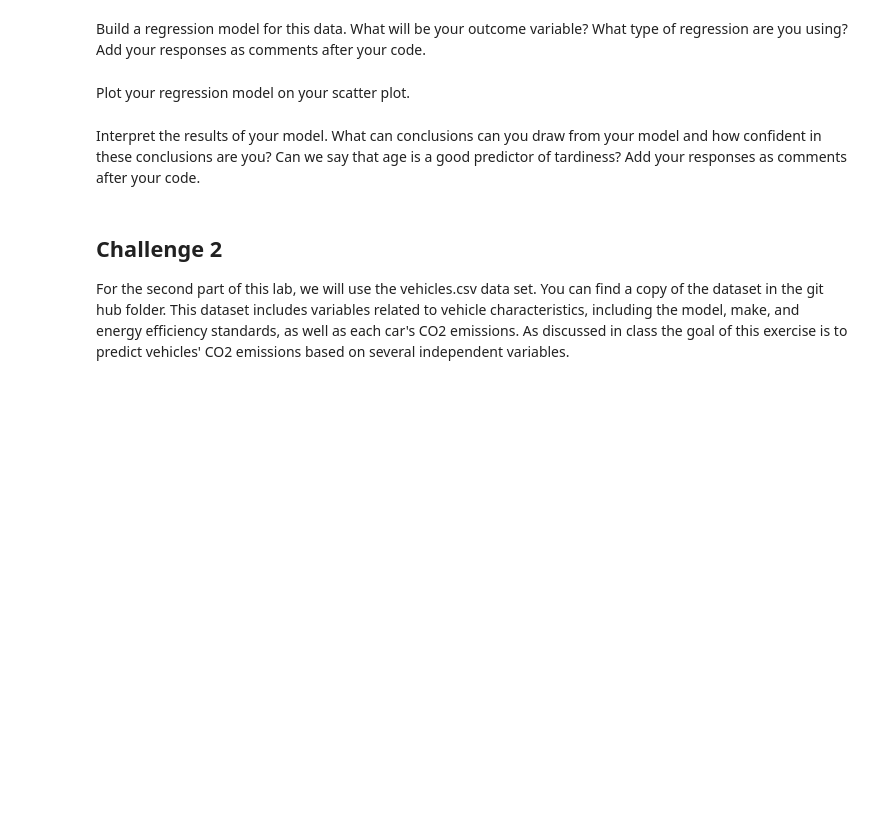
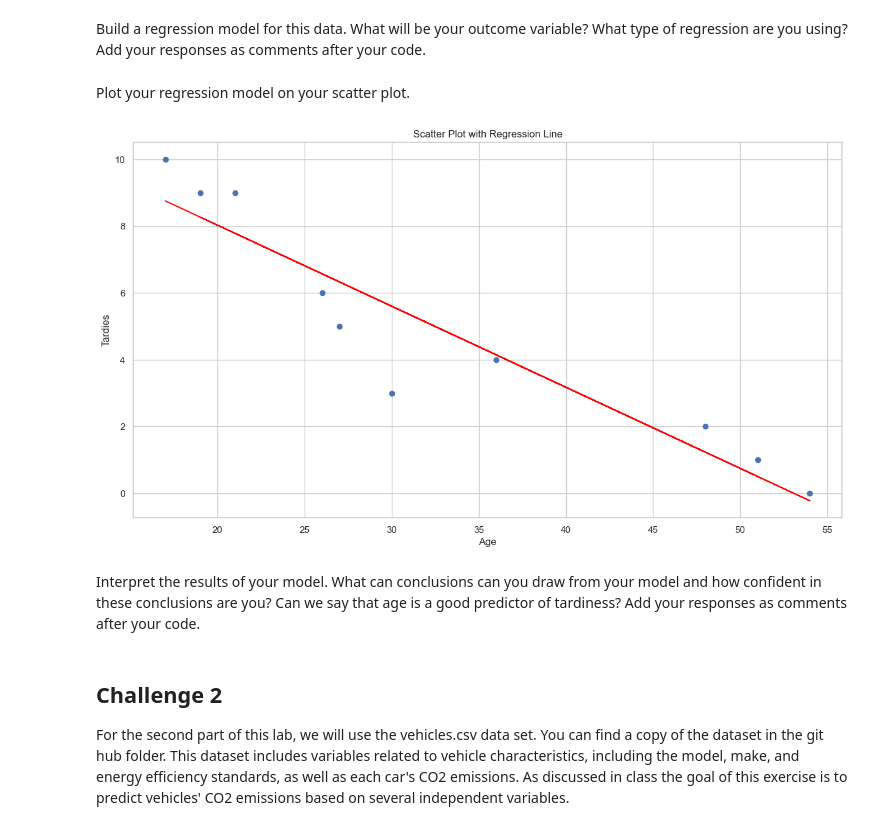
Before and after one commit to Ironhack-data-bcn-oct-2023/lab-regression-analysis, a Jupyter notebook: your-code.ipynb, the cells around one changed output. Drawn from its saved outputs; the diff is of its cells as text; code cells hidden in the pictures; blank space fills up the shorter version.

```diff
--- a/your-code.ipynb
+++ b/your-code.ipynb
@@ -52,0 +92,9 @@ Plot your regression model on your scatter plot.
+# %%
+X = student_data[["Age"]]
+y = student_data["Tardies"]
+
+lr = LinearRegression()
+lr.fit(X, y)
+
+coefficient = lr.coef_[0]
+intercept = lr.intercept_
@@ -53,2 +103,10 @@ Plot your regression model on your scatter plot.
+# %%
+plt.scatter(X, y, label='Actual data')
+plt.plot(X, lr.predict(X), color='red', label='Regression line')
+plt.xlabel('Age')
+plt.ylabel('Tardies')
+plt.title('Scatter Plot with Regression Line');
+# %% [output]
+[figure, added]
 # %% [markdown]
 Interpret the results of your model. What can conclusions can you draw from your model and how confident in these conclusions are you? Can we say that age is a good predictor of tardiness? Add your responses as comments after your code.
```
Also changed, not shown: parts of 22 cells of this notebook.
